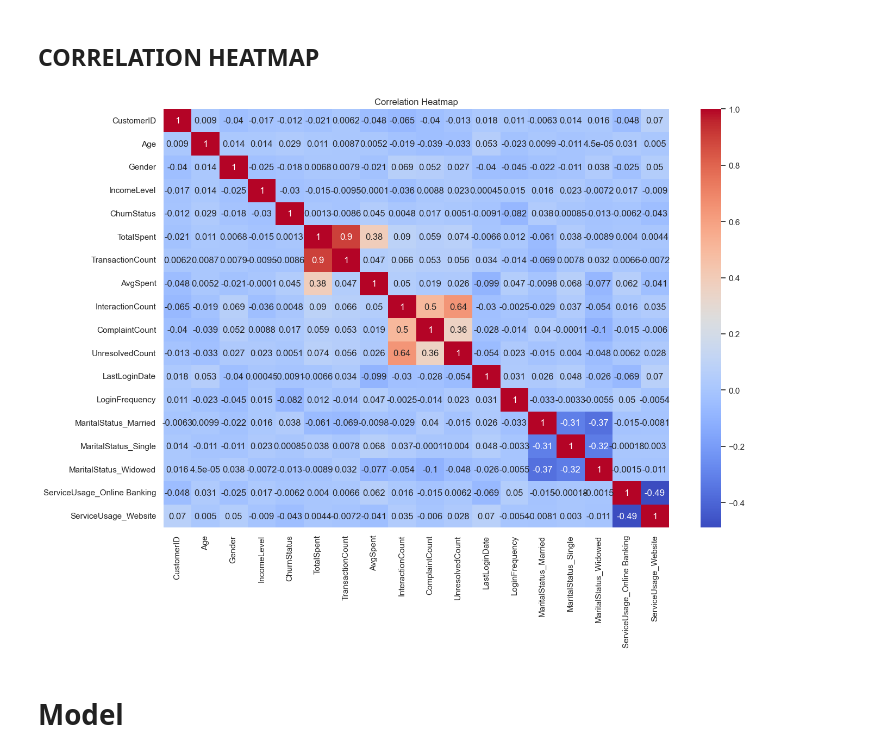
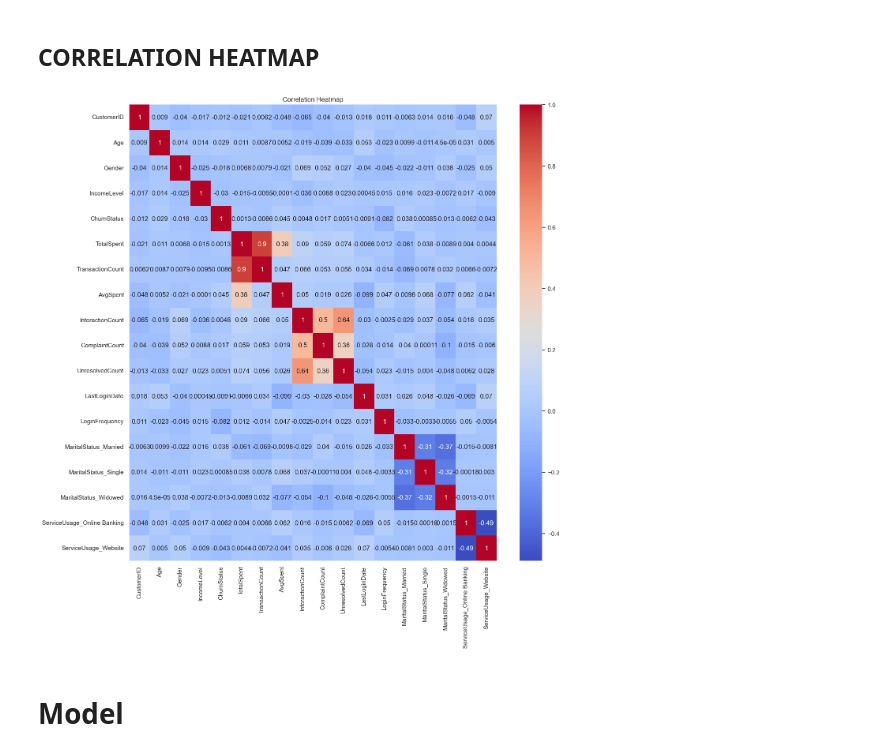
Before and after one commit to Pranav-1719/Data-Science-Machine-Learning, a Jupyter notebook: Customer-Churn-Prediction/Customer Churn Prediction and Behavior Analysis.ipynb, the cells around one changed output. Saved outputs shown, nothing was run; the diff lists cells and outputs as text; code cells hidden in the pictures.

```diff
--- a/Customer-Churn-Prediction/Customer Churn Prediction and Behavior Analysis.ipynb
+++ b/Customer-Churn-Prediction/Customer Churn Prediction and Behavior Analysis.ipynb
@@ -663,14 +582,14 @@ plt.show()
 # %% [markdown]
 <h2> CORRELATION HEATMAP
 # %%
-plt.figure(figsize=(15,10))
+plt.figure(figsize=(15,15))
 
 sns.heatmap(model_df.corr(),annot=True,cmap='coolwarm')
 plt.title('Correlation Heatmap')
 
 plt.show()
 # %% [output]
-[figure, old version]
+[figure, new version]
 # %% [markdown]
 <h1>Model
 # %% [markdown]
```
Also changed, not shown: parts of 25 cells of this notebook.
